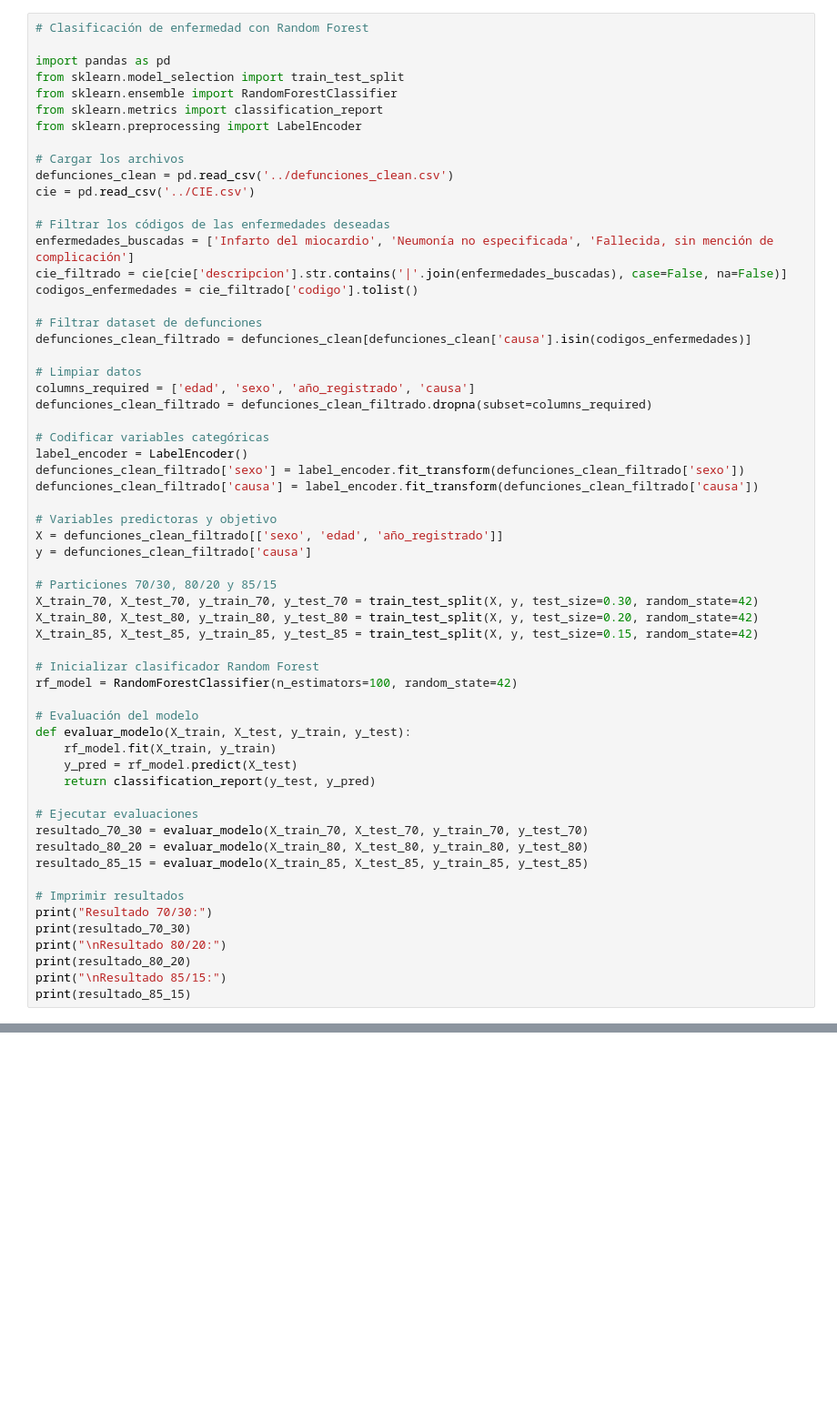
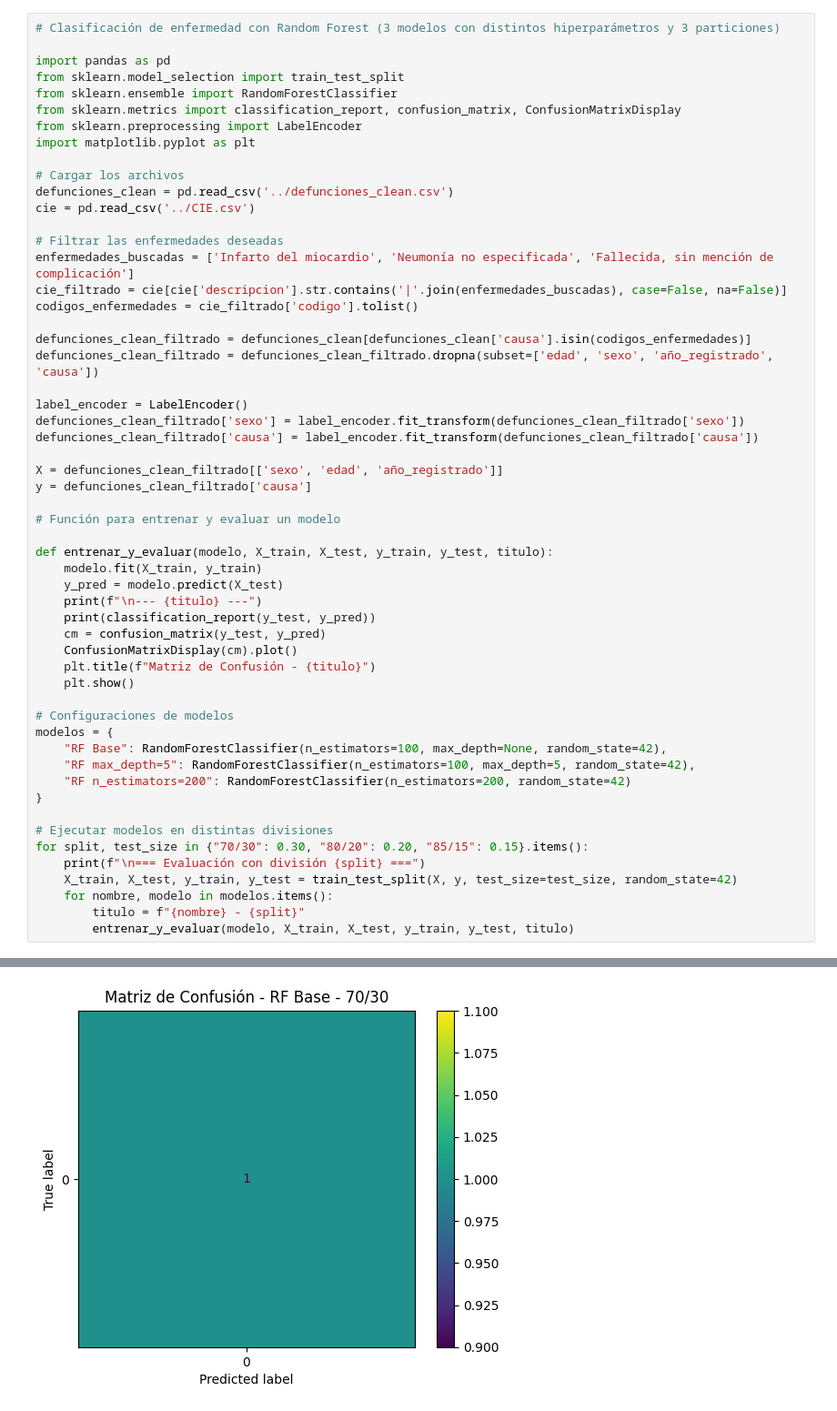
Before and after one commit to michellemej22596/Proyecto3-MineriadeDatos, a Jupyter notebook: Algoritmos y Modelos/RandomForest.ipynb, the cells around one changed output, grey strips where cells are left out. Shown at 91% size. Saved outputs shown, nothing was run; the diff lists cells and outputs as text; blank space fills up the shorter version.

Commit message:
Feat: Notebook para actividades y random forest

```diff
--- a/Algoritmos y Modelos/RandomForest.ipynb
+++ b/Algoritmos y Modelos/RandomForest.ipynb
@@ -1,61 +1,56 @@
 # %%
-# Clasificación de enfermedad con Random Forest
+# Clasificación de enfermedad con Random Forest (3 modelos con distintos hiperparámetros y 3 particiones)
 
 import pandas as pd
 from sklearn.model_selection import train_test_split
 from sklearn.ensemble import RandomForestClassifier
-from sklearn.metrics import classification_report
+from sklearn.metrics import classification_report, confusion_matrix, ConfusionMatrixDisplay
 from sklearn.preprocessing import LabelEncoder
+import matplotlib.pyplot as plt
 
 # Cargar los archivos
 defunciones_clean = pd.read_csv('../defunciones_clean.csv')
 cie = pd.read_csv('../CIE.csv')
 
-# Filtrar los códigos de las enfermedades deseadas
+# Filtrar las enfermedades deseadas
 enfermedades_buscadas = ['Infarto del miocardio', 'Neumonía no especificada', 'Fallecida, sin mención de complicación']
 cie_filtrado = cie[cie['descripcion'].str.contains('|'.join(enfermedades_buscadas), case=False, na=False)]
 codigos_enfermedades = cie_filtrado['codigo'].tolist()
 
-# Filtrar dataset de defunciones
 defunciones_clean_filtrado = defunciones_clean[defunciones_clean['causa'].isin(codigos_enfermedades)]
+defunciones_clean_filtrado = defunciones_clean_filtrado.dropna(subset=['edad', 'sexo', 'año_registrado', 'causa'])
 
-# Limpiar datos
-columns_required = ['edad', 'sexo', 'año_registrado', 'causa']
-defunciones_clean_filtrado = defunciones_clean_filtrado.dropna(subset=columns_required)
-
-# Codificar variables categóricas
 label_encoder = LabelEncoder()
 defunciones_clean_filtrado['sexo'] = label_encoder.fit_transform(defunciones_clean_filtrado['sexo'])
 defunciones_clean_filtrado['causa'] = label_encoder.fit_transform(defunciones_clean_filtrado['causa'])
 
-# Variables predictoras y objetivo
 X = defunciones_clean_filtrado[['sexo', 'edad', 'año_registrado']]
 y = defunciones_clean_filtrado['causa']
 
-# Particiones 70/30, 80/20 y 85/15
-X_train_70, X_test_70, y_train_70, y_test_70 = train_test_split(X, y, test_size=0.30, random_state=42)
-X_train_80, X_test_80, y_train_80, y_test_80 = train_test_split(X, y, test_size=0.20, random_state=42)
-X_train_85, X_test_85, y_train_85, y_test_85 = train_test_split(X, y, test_size=0.15, random_state=42)
+# Función para entrenar y evaluar un modelo
 
-# Inicializar clasificador Random Forest
-rf_model = RandomForestClassifier(n_estimators=100, random_state=42)
+def entrenar_y_evaluar(modelo, X_train, X_test, y_train, y_test, titulo):
+    modelo.fit(X_train, y_train)
+    y_pred = modelo.predict(X_test)
+    print(f"\n--- {titulo} ---")
+    print(classification_report(y_test, y_pred))
+    cm = confusion_matrix(y_test, y_pred)
+    ConfusionMatrixDisplay(cm).plot()
+    plt.title(f"Matriz de Confusión - {titulo}")
+    plt.show()
 
-# Evaluación del modelo
-def evaluar_modelo(X_train, X_test, y_train, y_test):
-    rf_model.fit(X_train, y_train)
-    y_pred = rf_model.predict(X_test)
-    return classification_report(y_test, y_pred)
+# Configuraciones de modelos
+modelos = {
+    "RF Base": RandomForestClassifier(n_estimators=100, max_depth=None, random_state=42),
+    "RF max_depth=5": RandomForestClassifier(n_estimators=100, max_depth=5, random_state=42),
+    "RF n_estimators=200": RandomForestClassifier(n_estimators=200, random_state=42)
+}
 
-# Ejecutar evaluaciones
-resultado_70_30 = evaluar_modelo(X_train_70, X_test_70, y_train_70, y_test_70)
-resultado_80_20 = evaluar_modelo(X_train_80, X_test_80, y_train_80, y_test_80)
-resultado_85_15 = evaluar_modelo(X_train_85, X_test_85, y_train_85, y_test_85)
-
-# Imprimir resultados
-print("Resultado 70/30:")
-print(resultado_70_30)
-print("\nResultado 80/20:")
-print(resultado_80_20)
-print("\nResultado 85/15:")
-print(resultado_85_15)
+# Ejecutar modelos en distintas divisiones
+for split, test_size in {"70/30": 0.30, "80/20": 0.20, "85/15": 0.15}.items():
+    print(f"\n=== Evaluación con división {split} ===")
+    X_train, X_test, y_train, y_test = train_test_split(X, y, test_size=test_size, random_state=42)
+    for nombre, modelo in modelos.items():
+        titulo = f"{nombre} - {split}"
+        entrenar_y_evaluar(modelo, X_train, X_test, y_train, y_test, titulo)
 # %% [output]
@@ -78,0 +67 @@ weighted avg       1.00      1.00      1.00         1
+[figure, added]
```
Also changed, not shown: parts of 1 cell of this notebook, 1 other file.
